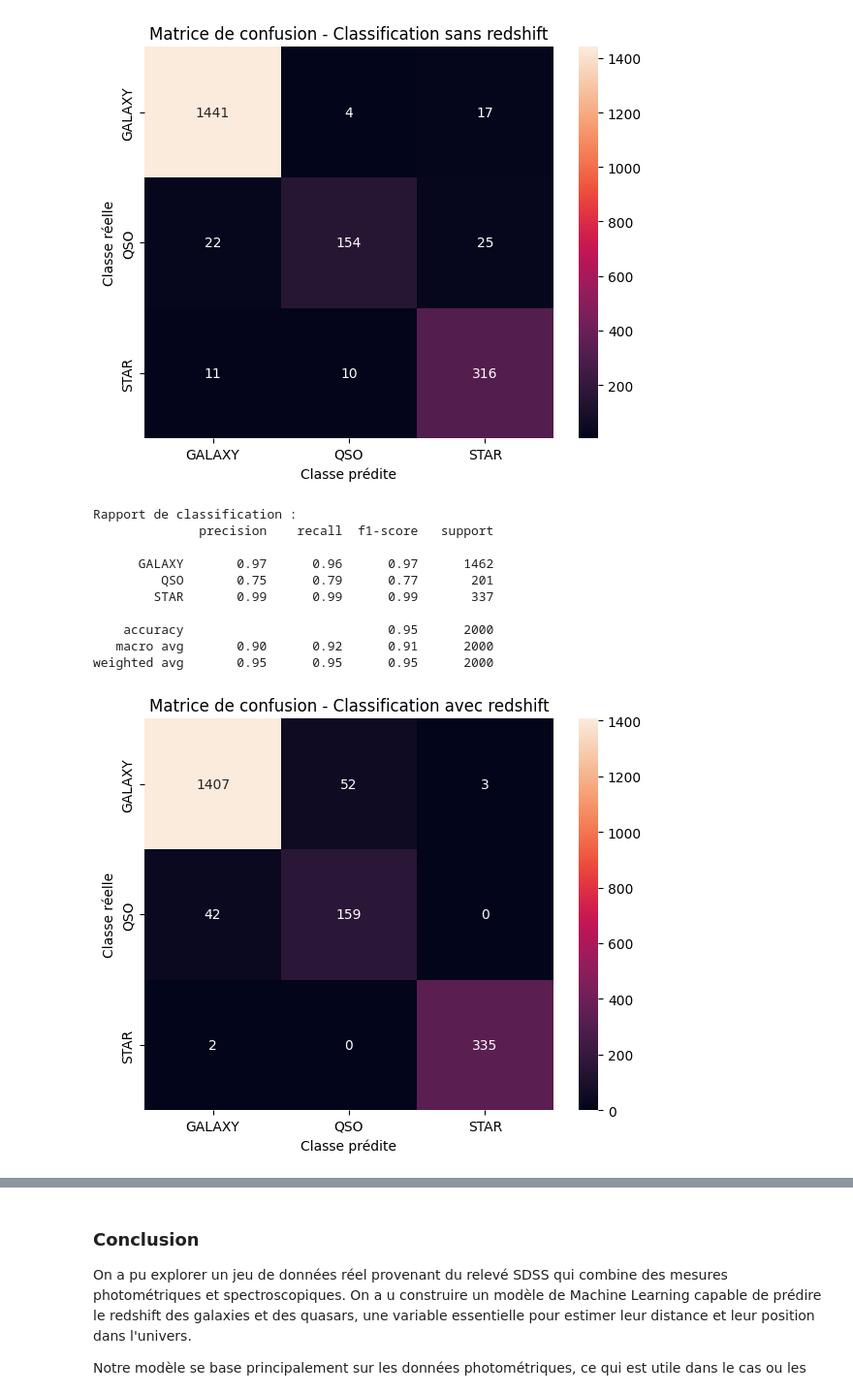
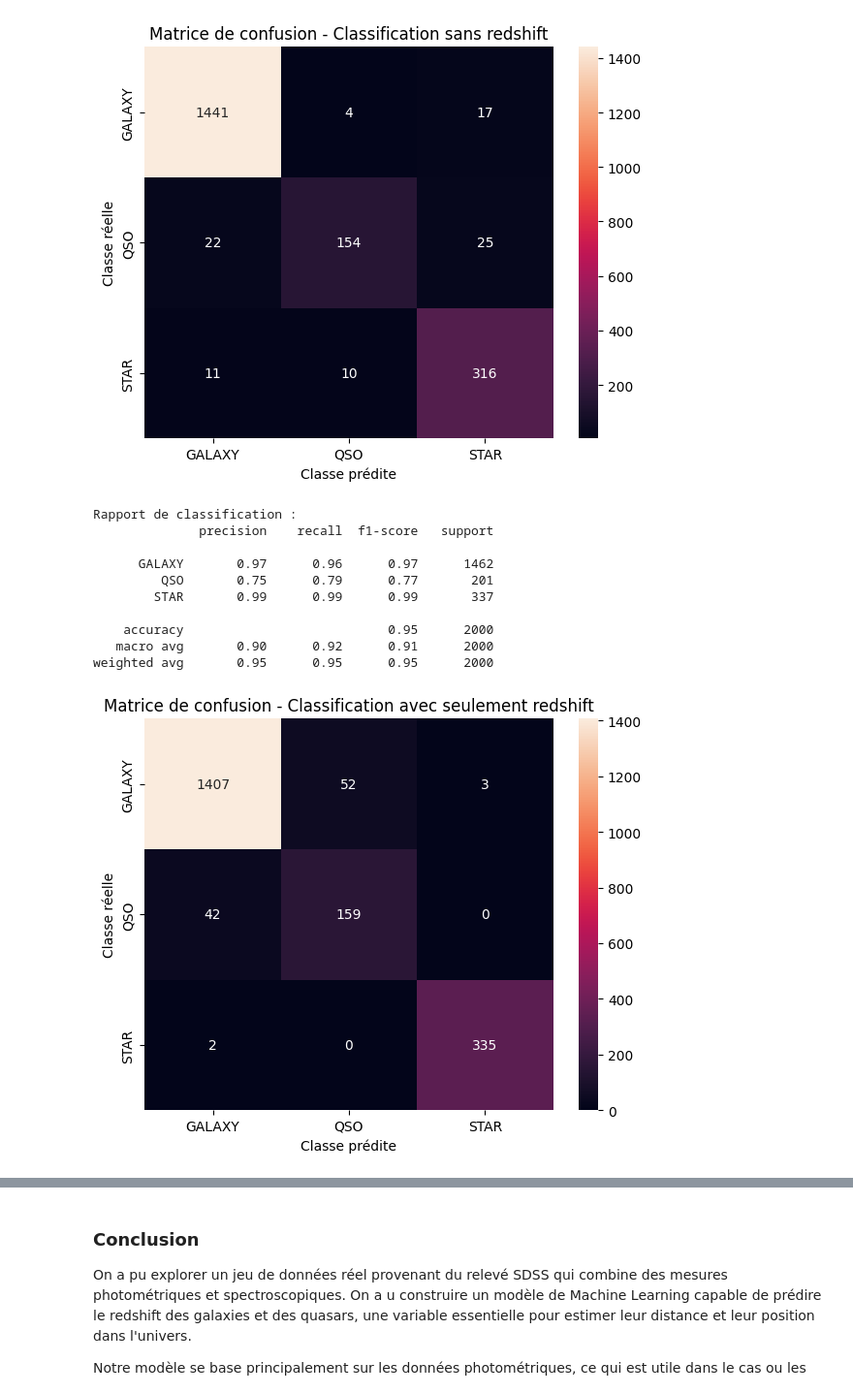
Before and after one commit to FDSena/SDSS_PROJECT_DA, a Jupyter notebook: projet.ipynb, the cells around one changed output, grey strips where cells are left out. Shown at 97% size. Saved outputs shown, nothing was run; the diff lists cells and outputs as text; code cells hidden in the pictures.

```diff
--- a/projet.ipynb
+++ b/projet.ipynb
@@ -94,7 +145,7 @@ Elles sont pertinentes pour le suivi d'observation astronomique, mais n'ont pas
 # %%
 df = df.drop(columns=[
     "objID", "specObjID", "run", "rerun", "camcol", "field",
-    "plate", "mjd", "fiberID"
+    "plate", "mjd", "fiberID",'ra', 'dec'
 ])
 # %%
 df.head(15)
@@ -553,7 +675,7 @@ Rapport de classification :
 weighted avg       0.96      0.96      0.95      2000
 [figure]
 # %%
-#Avec seulement le redshift comme feature
+#Avec seulement redshift comme feature
 features_classif = [
     "redshift"
 ]
@@ -572,33 +694,33 @@ X_train, X_test, y_train, y_test = train_test_split(X, y, test_size=0.2, random_
 # Entraînement
 clf = RandomForestClassifier(n_estimators=100, class_weight="balanced", random_state=42)
 clf.fit(X_train, y_train)
 y_pred = clf.predict(X_test)
 
 # Rapport et matrice de confusion
 report = classification_report(y_test, y_pred, output_dict=False)
 conf_matrix = confusion_matrix(y_test, y_pred)
 
 # Affichage
 print("Rapport de classification :")
 print(report)
 
 plt.figure(figsize=(6, 5))
 sns.heatmap(conf_matrix, annot=True, fmt="d", xticklabels=clf.classes_, yticklabels=clf.classes_)
-plt.title("Matrice de confusion - Classification avec redshift")
+plt.title("Matrice de confusion - Classification avec seulement redshift")
 plt.xlabel("Classe prédite")
 plt.ylabel("Classe réelle")
 plt.tight_layout()
 plt.show()
 # %% [output]
 Rapport de classification :
               precision    recall  f1-score   support
 
       GALAXY       0.97      0.96      0.97      1462
          QSO       0.75      0.79      0.77       201
         STAR       0.99      0.99      0.99       337
 
     accuracy                           0.95      2000
    macro avg       0.90      0.92      0.91      2000
 weighted avg       0.95      0.95      0.95      2000
-[figure, old version]
+[figure, new version]
 # %% [markdown]
```
Also changed, not shown: parts of 31 cells of this notebook, 1 other file.
